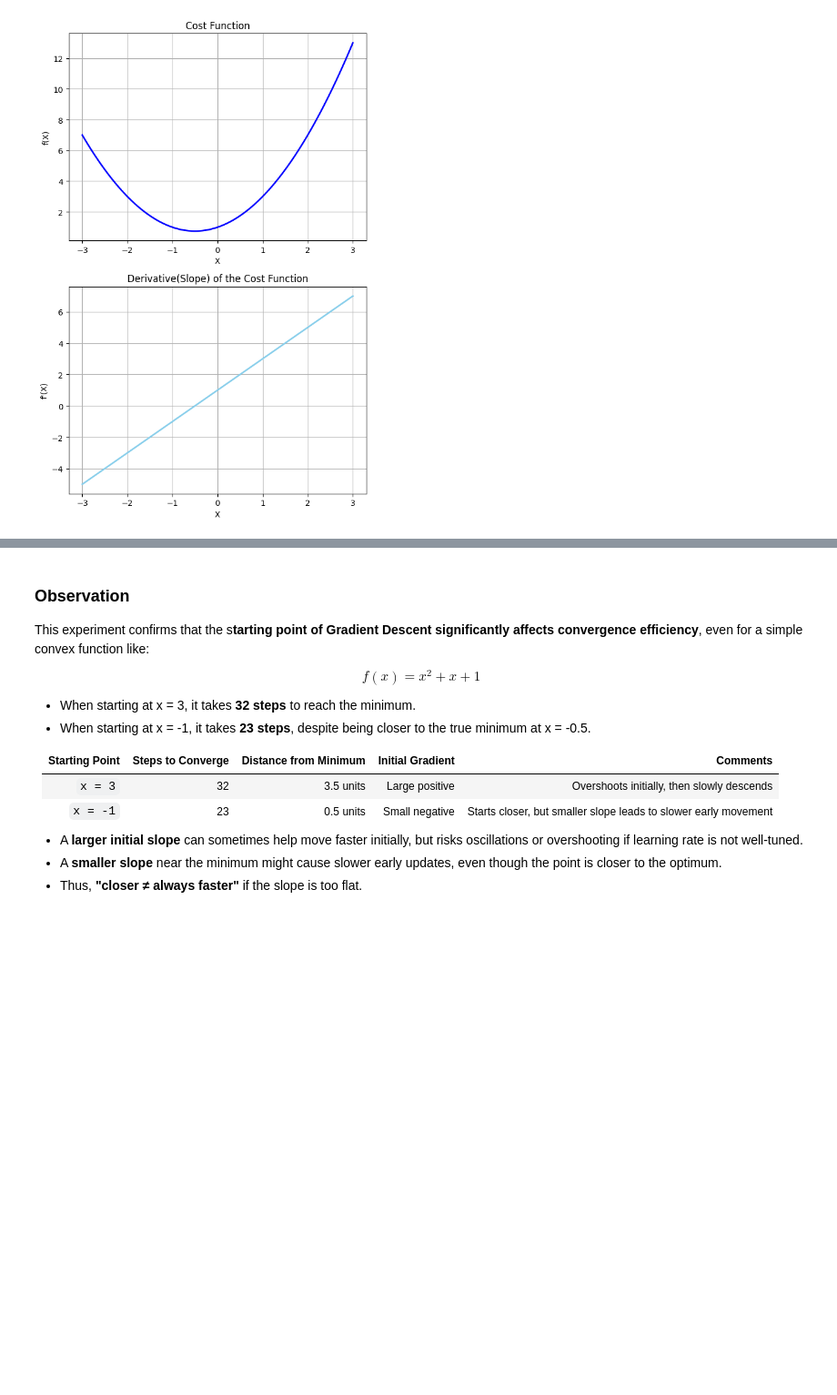
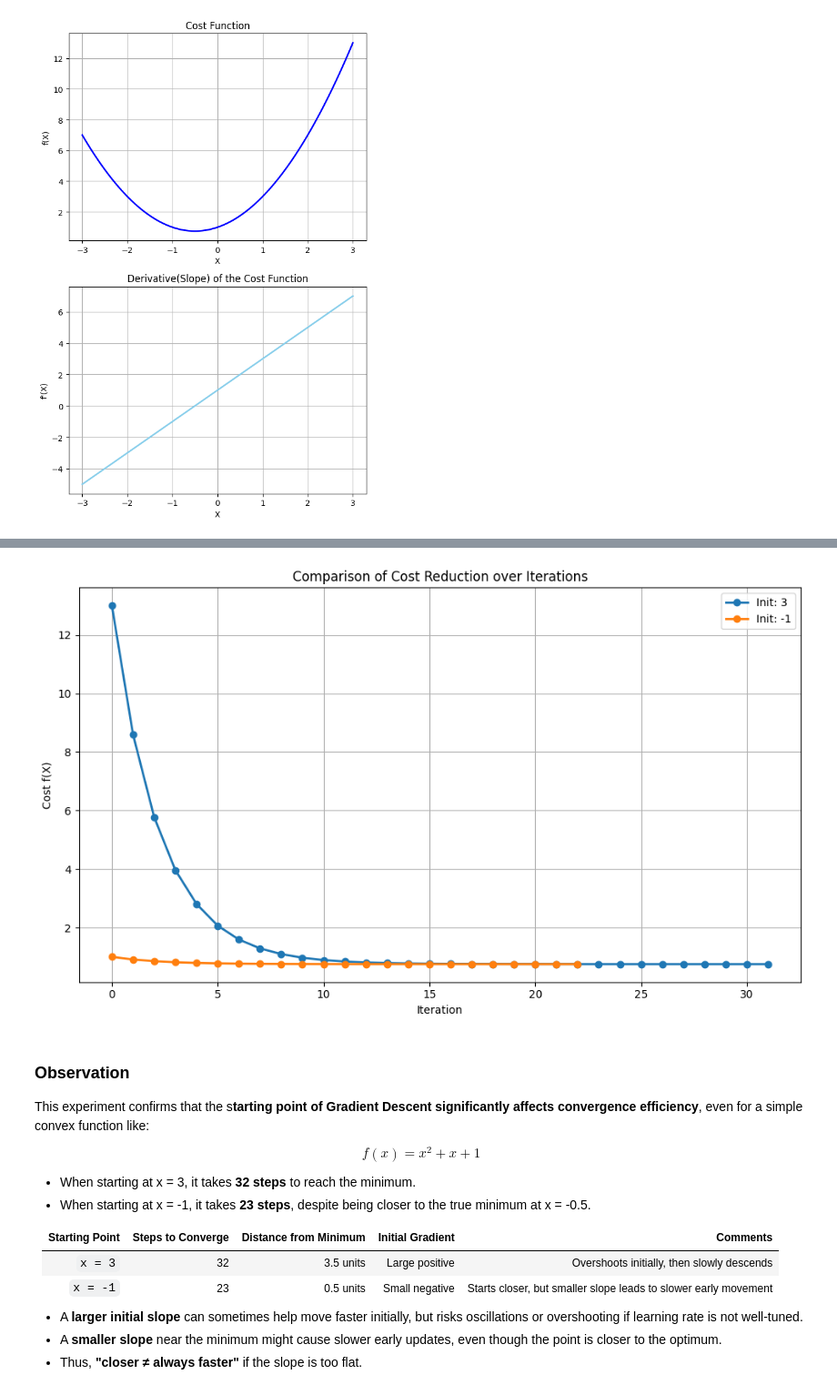
Before and after one commit to alextianyf/Gradient-Descent-Insights-into-Behavior-and-Optimization-Challenges, a Jupyter notebook: discussion.ipynb, the cells around one changed output, grey strips where cells are left out. Shown at 91% size. Cells and saved outputs as stored; diff of their text form; code cells hidden in the pictures; blank space fills up the shorter version.

Commit message:
add cost plot

```diff
--- a/discussion.ipynb
+++ b/discussion.ipynb
@@ -157,3 +158,7 @@ plot_gradient_descent_trajectories(f, df, x_list_f2, slope_list_f2, x_range, -1,
+# %%
+plot_cost_comparison(f, [x_list_f1, x_list_f2], labels=['Init: 3', 'Init: -1'])
+# %% [output]
+[figure, added]
 # %% [markdown]
 ### Observation
 
```
Also changed, not shown: parts of 11 cells of this notebook, 1 other file.
